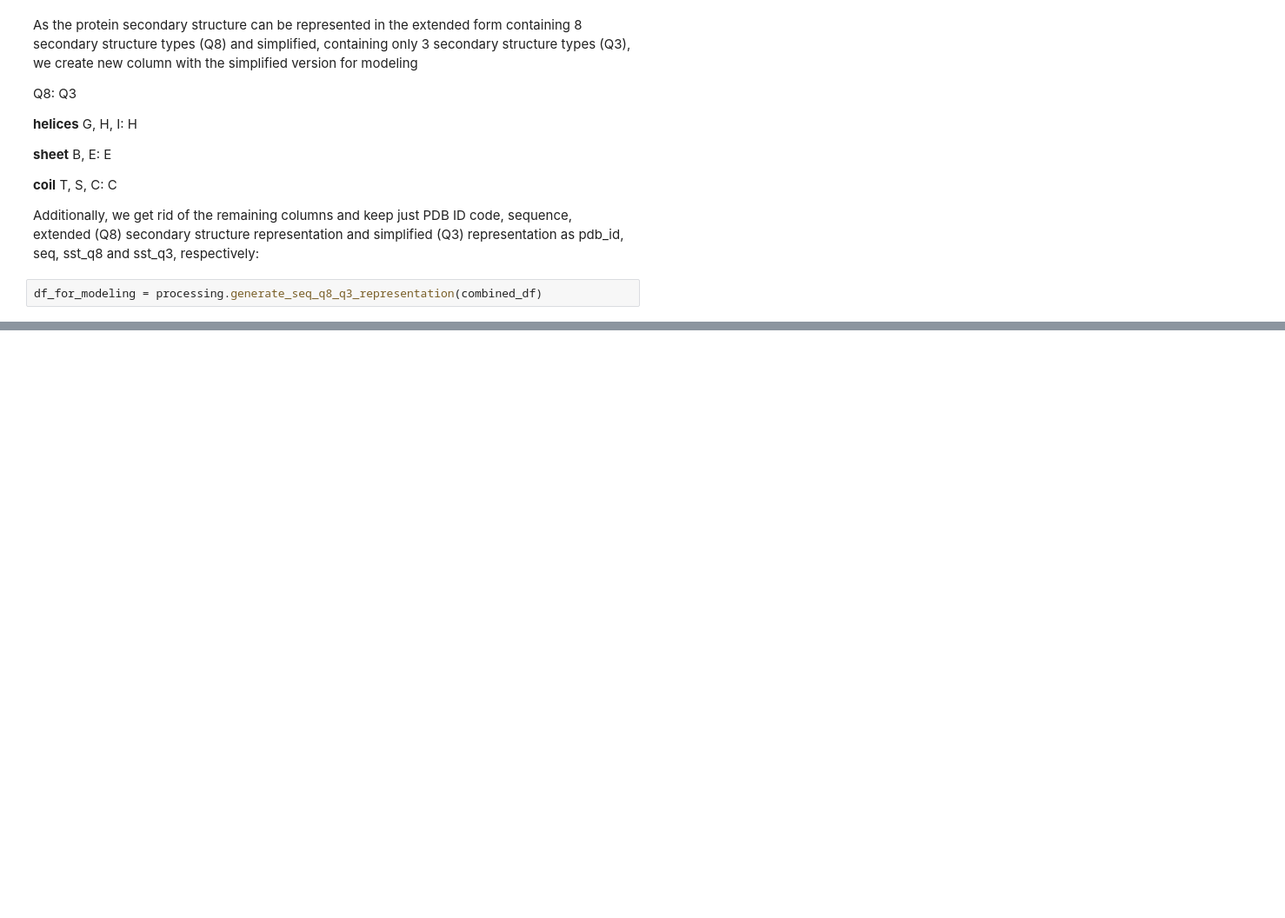
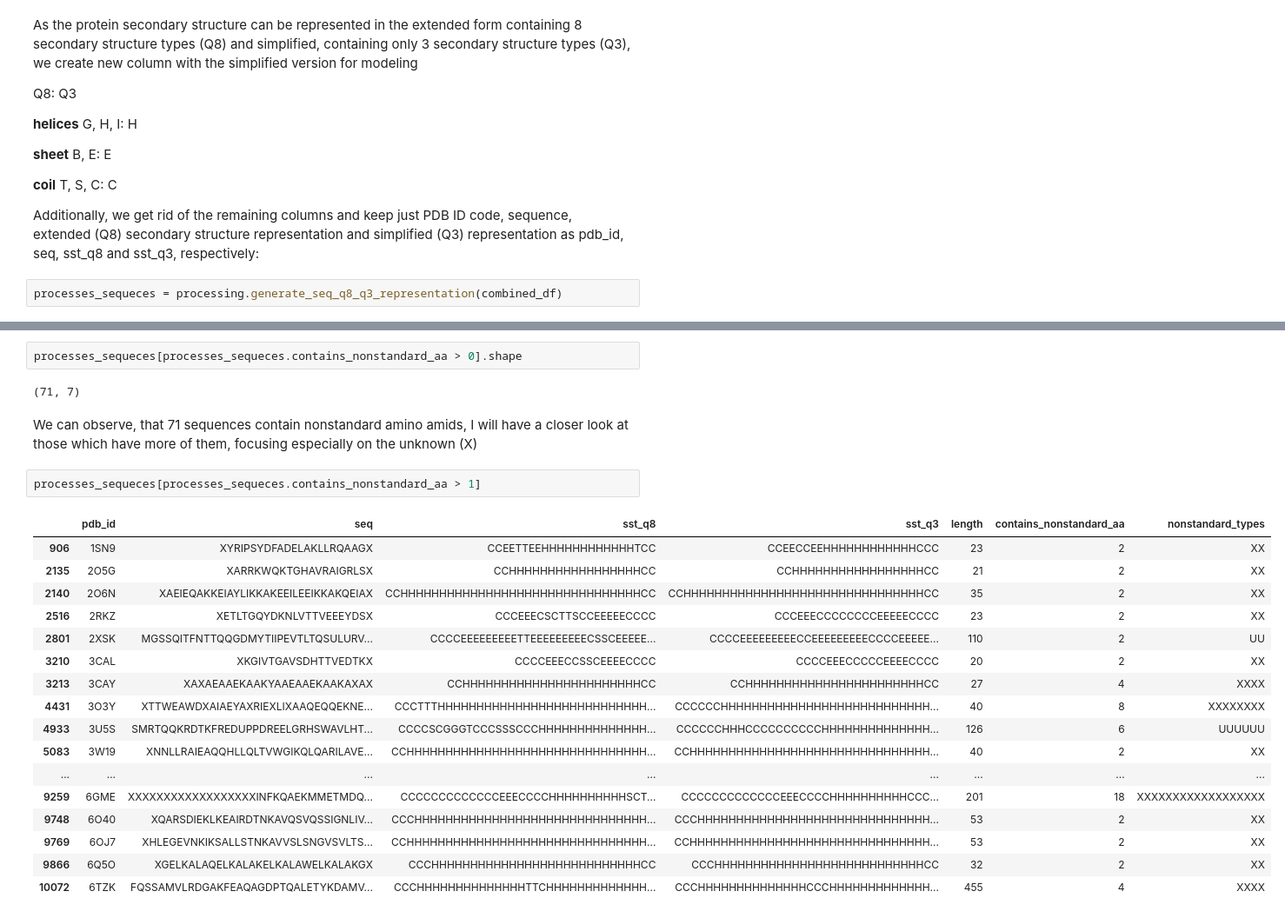
Before and after one commit to barsur93/protein_structure_prediction, a Jupyter notebook: protein_structure_prediction.ipynb, the cells around one changed output, grey strips where cells are left out. Shown at 87% size. Drawn from its saved outputs; the diff is of its cells as text; blank space fills up the shorter version.

```diff
--- a/protein_structure_prediction.ipynb
+++ b/protein_structure_prediction.ipynb
@@ -136,5 +133,5 @@ __coil__ T, S, C: C
 
 Additionally, we get rid of the remaining columns and keep just PDB ID code, sequence, extended (Q8) secondary structure representation and simplified (Q3) representation as pdb_id, seq, sst_q8 and sst_q3, respectively:
 # %%
-df_for_modeling = processing.generate_seq_q8_q3_representation(combined_df)
+processes_sequeces = processing.generate_seq_q8_q3_representation(combined_df)
 # %%
@@ -170,0 +187,26 @@ len(df_for_modeling.iloc[0].seq)
+# %%
+processes_sequeces[processes_sequeces.contains_nonstandard_aa > 0].shape
+# %% [output]
+(71, 7)
+# %% [markdown]
+We can observe, that 71 sequences contain nonstandard amino amids, I will have a closer look at those which have more of them, focusing especially on the unknown (X)
+# %%
+processes_sequeces[processes_sequeces.contains_nonstandard_aa > 1]
+# %% [output]
+|  | pdb_id | seq | sst_q8 | sst_q3 | length | contains_nonstandard_aa | nonstandard_types |
+| 906 | 1SN9 | XYRIPSYDFADELAKLLRQAAGX | CCEETTEEHHHHHHHHHHHHTCC | CCEECCEEHHHHHHHHHHHHCCC | 23 | 2 | XX |
+| 2135 | 2O5G | XARRKWQKTGHAVRAIGRLSX | CCHHHHHHHHHHHHHHHHHCC | CCHHHHHHHHHHHHHHHHHCC | 21 | 2 | XX |
+| 2140 | 2O6N | XAEIEQAKKEIAYLIKKAKEEILEEIKKAKQEIAX | CCHHHHHHHHHHHHHHHHHHHHHHHHHHHHHHHCC | CCHHHHHHHHHHHHHHHHHHHHHHHHHHHHHHHCC | 35 | 2 | XX |
+| 2516 | 2RKZ | XETLTGQYDKNLVTTVEEEYDSX | CCCEEECSCTTSCCEEEEECCCC | CCCEEECCCCCCCCEEEEECCCC | 23 | 2 | XX |
+| 2801 | 2XSK | MGSSQITFNTTQQGDMYTIIPEVTLTQSULURV... | CCCCEEEEEEEEETTEEEEEEEEECSSCEEEEE... | CCCCEEEEEEEEECCEEEEEEEEECCCCEEEEE... | 110 | 2 | UU |
+| 3210 | 3CAL | XKGIVTGAVSDHTTVEDTKX | CCCCEEECCSSCEEEECCCC | CCCCEEECCCCCEEEECCCC | 20 | 2 | XX |
+| 3213 | 3CAY | XAXAEAAEKAAKYAAEAAEKAAKAXAX | CCHHHHHHHHHHHHHHHHHHHHHHHCC | CCHHHHHHHHHHHHHHHHHHHHHHHCC | 27 | 4 | XXXX |
+| 4431 | 3O3Y | XTTWEAWDXAIAEYAXRIEXLIXAAQEQQEKNE... | CCCTTTHHHHHHHHHHHHHHHHHHHHHHHHHHH... | CCCCCCHHHHHHHHHHHHHHHHHHHHHHHHHHH... | 40 | 8 | XXXXXXXX |
+| 4933 | 3U5S | SMRTQQKRDTKFREDUPPDREELGRHSWAVLHT... | CCCCSCGGGTCCCSSSCCCHHHHHHHHHHHHHH... | CCCCCCHHHCCCCCCCCCCHHHHHHHHHHHHHH... | 126 | 6 | UUUUUU |
+| 5083 | 3W19 | XNNLLRAIEAQQHLLQLTVWGIKQLQARILAVE... | CCHHHHHHHHHHHHHHHHHHHHHHHHHHHHHHH... | CCHHHHHHHHHHHHHHHHHHHHHHHHHHHHHHH... | 40 | 2 | XX |
+| ... | ... | ... | ... | ... | ... | ... | ... |
+| 9259 | 6GME | XXXXXXXXXXXXXXXXXXINFKQAEKMMETMDQ... | CCCCCCCCCCCCCEEECCCCHHHHHHHHHHSCT... | CCCCCCCCCCCCCEEECCCCHHHHHHHHHHCCC... | 201 | 18 | XXXXXXXXXXXXXXXXXX |
+| 9748 | 6O40 | XQARSDIEKLKEAIRDTNKAVQSVQSSIGNLIV... | CCCHHHHHHHHHHHHHHHHHHHHHHHHHHHHHH... | CCCHHHHHHHHHHHHHHHHHHHHHHHHHHHHHH... | 53 | 2 | XX |
+| 9769 | 6OJ7 | XHLEGEVNKIKSALLSTNKAVVSLSNGVSVLTS... | CCHHHHHHHHHHHHHHHHHHHHHHHHHHHHHHH... | CCHHHHHHHHHHHHHHHHHHHHHHHHHHHHHHH... | 53 | 2 | XX |
+| 9866 | 6Q5O | XGELKALAQELKALAKELKALAWELKALAKGX | CCCHHHHHHHHHHHHHHHHHHHHHHHHHHHCC | CCCHHHHHHHHHHHHHHHHHHHHHHHHHHHCC | 32 | 2 | XX |
+| 10072 | 6TZK | FQSSAMVLRDGAKFEAQAGDPTQALETYKDAMV... | CCCHHHHHHHHHHHHHHTTCHHHHHHHHHHHHH... | CCCHHHHHHHHHHHHHHCCCHHHHHHHHHHHHH... | 455 | 4 | XXXX |
```
Also changed, not shown: parts of 22 cells of this notebook, 1 other file.
